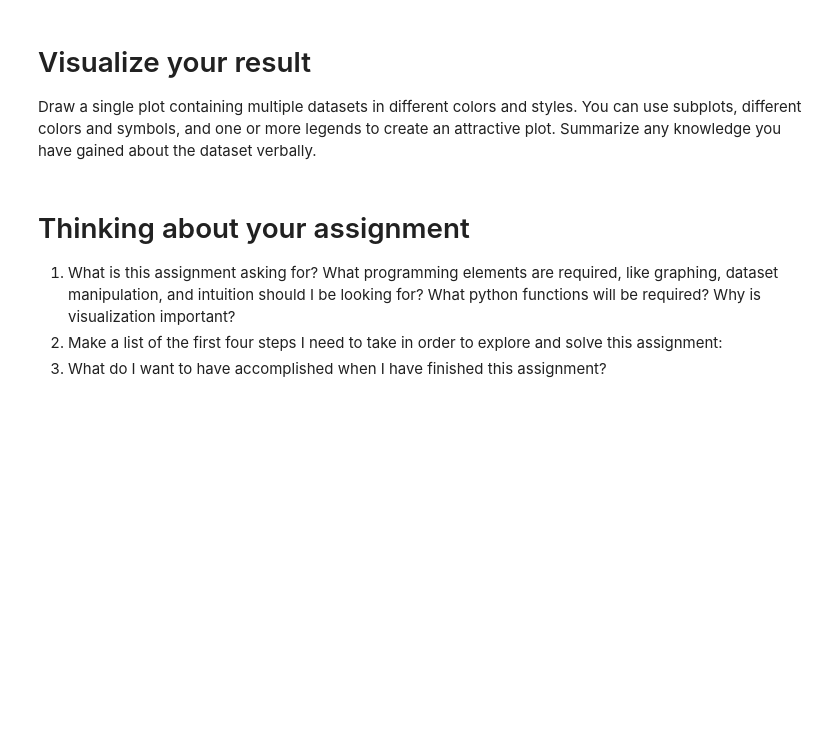
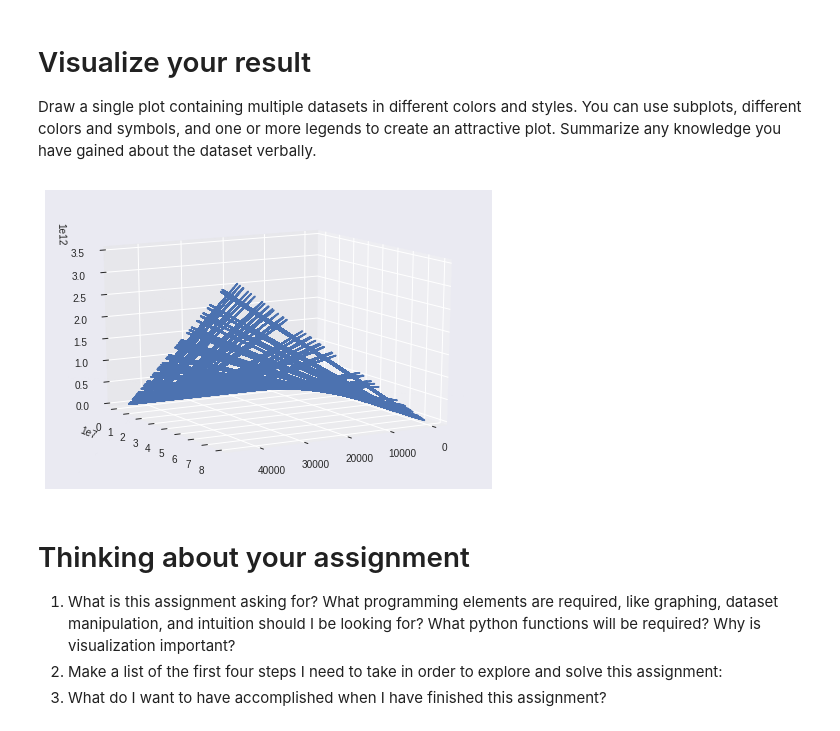
Before and after one commit to schwaaweb/aimlds1_02, a Jupyter notebook: W02_A--DJ--Data_Visualization_Assignment_Master.ipynb, the cells around one changed output. Drawn from its saved outputs; the diff is of its cells as text; code cells hidden in the pictures; blank space fills up the shorter version.

```diff
--- a/W02_A--DJ--Data_Visualization_Assignment_Master.ipynb
+++ b/W02_A--DJ--Data_Visualization_Assignment_Master.ipynb
@@ -66,6 +61,30 @@ Index(['night', 'slice', 'height', 'wind', 'alpha', 'x', 'length', 'y',
 # Visualize your result
 
 Draw a single plot containing multiple datasets in different colors and styles. You can use subplots, different colors and symbols, and one or more legends to create an attractive plot. Summarize any knowledge you have gained about the dataset verbally.
+# %%
+from mpl_toolkits import mplot3d
+
+x = np.linspace(0, 10, 1000)
+theta = data.iloc[:,3]
+slic_e = data.iloc[:,5]
+nu = data.iloc[:,9]
+
+plt.plot(theta, nu, 'bo');
+#plt.plot(x, b, 'g');
+#plt.plot(x, c, 'r');
+
+def f(x, y):
+  return x * y
+
+X, Y = np.meshgrid(theta, nu)
+
+Z = f(X, Y)
+
+ax = plt.axes(projection='3d')
+ax.plot_wireframe(X, Y, Z);
+ax.view_init(15, 60)
+# %% [output]
+[figure, added]
 # %% [markdown]
 # Thinking about your assignment
 
```
Also changed, not shown: parts of 1 cell of this notebook.
